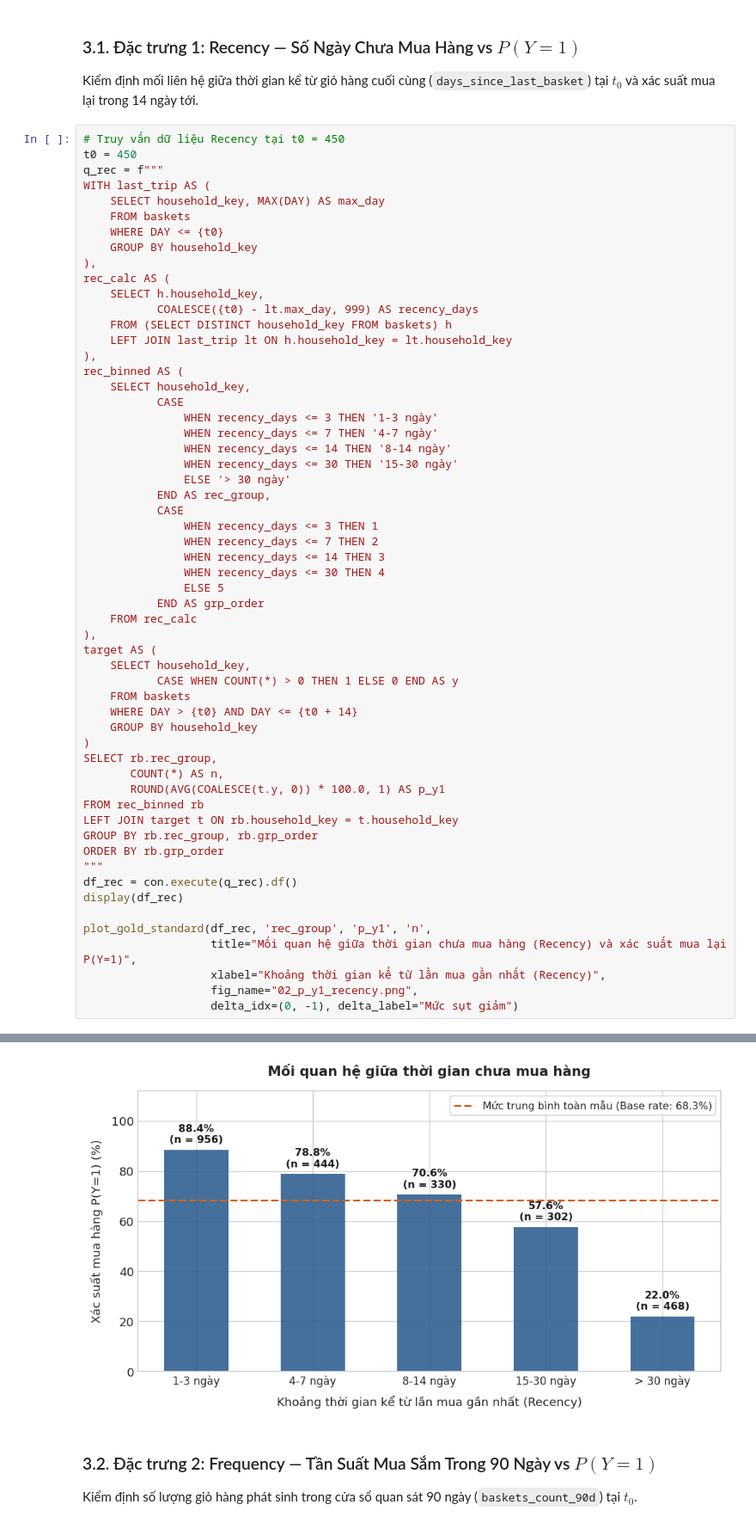
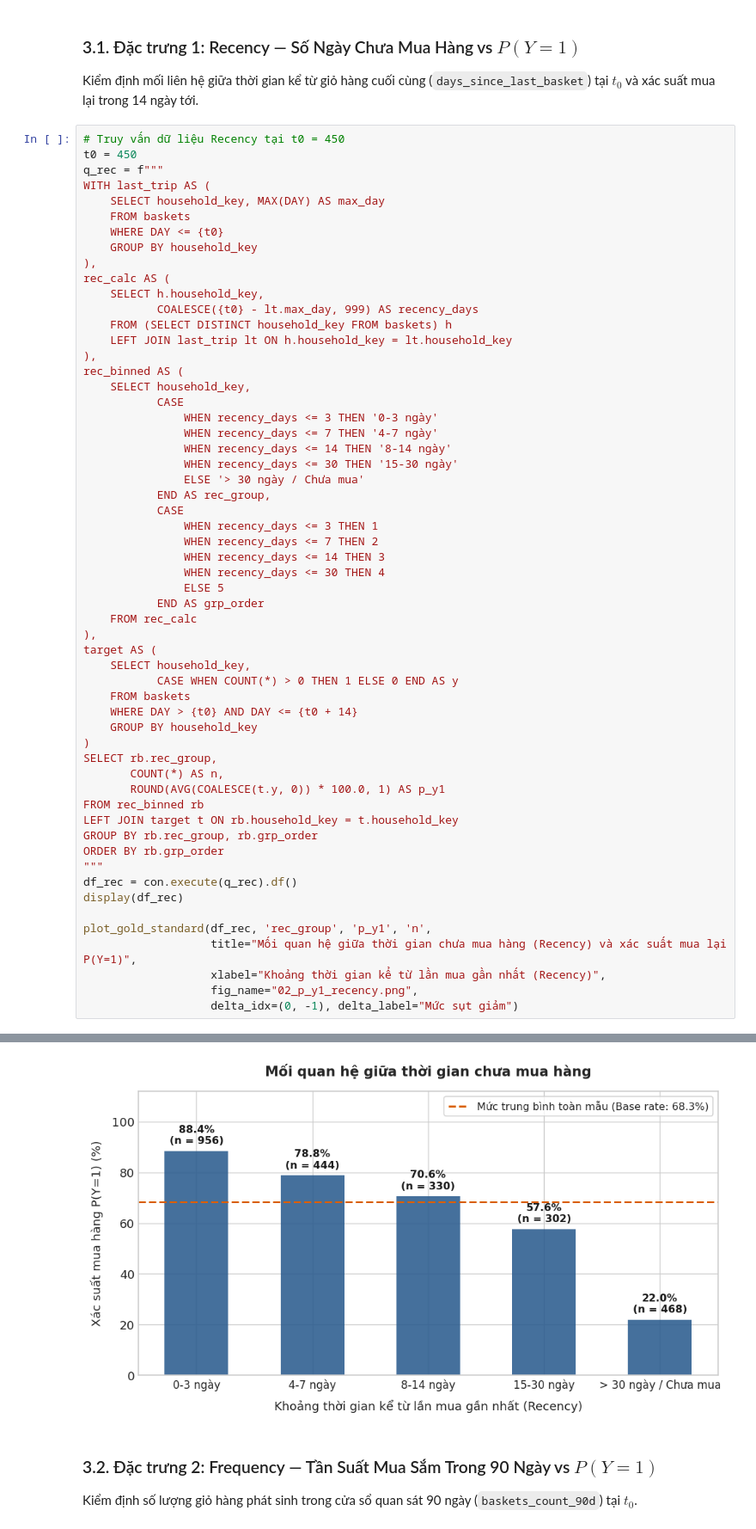
Before and after one commit to kien3007/purchasing-propensity-model, a Jupyter notebook: notebooks/01_eda_and_data_quality.ipynb, the cells around one changed output, grey strips where cells are left out. Shown at 86% size. Cells and saved outputs as stored; diff of their text form.

```diff
--- a/notebooks/01_eda_and_data_quality.ipynb
+++ b/notebooks/01_eda_and_data_quality.ipynb
@@ -290,11 +290,11 @@ rec_calc AS (
 rec_binned AS (
     SELECT household_key,
            CASE
-               WHEN recency_days <= 3 THEN '1-3 ngày'
+               WHEN recency_days <= 3 THEN '0-3 ngày'
                WHEN recency_days <= 7 THEN '4-7 ngày'
                WHEN recency_days <= 14 THEN '8-14 ngày'
                WHEN recency_days <= 30 THEN '15-30 ngày'
-               ELSE '> 30 ngày'
+               ELSE '> 30 ngày / Chưa mua'
            END AS rec_group,
            CASE
                WHEN recency_days <= 3 THEN 1
@@ -338,4 +338,4 @@ plot_gold_standard(df_rec, 'rec_group', 'p_y1', 'n',
-[figure, old version]
+[figure, new version]
 # %% [markdown]
 ### 3.2. Đặc trưng 2: Frequency — Tần Suất Mua Sắm Trong 90 Ngày vs $P(Y=1)$
 Kiểm định số lượng giỏ hàng phát sinh trong cửa sổ quan sát 90 ngày (`baskets_count_90d`) tại $t_0$.
```
Also changed, not shown: parts of 7 cells of this notebook, 19 other files.
